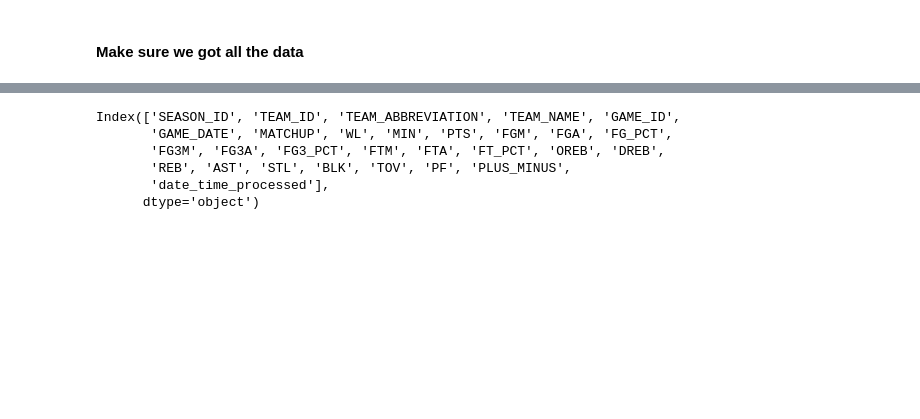
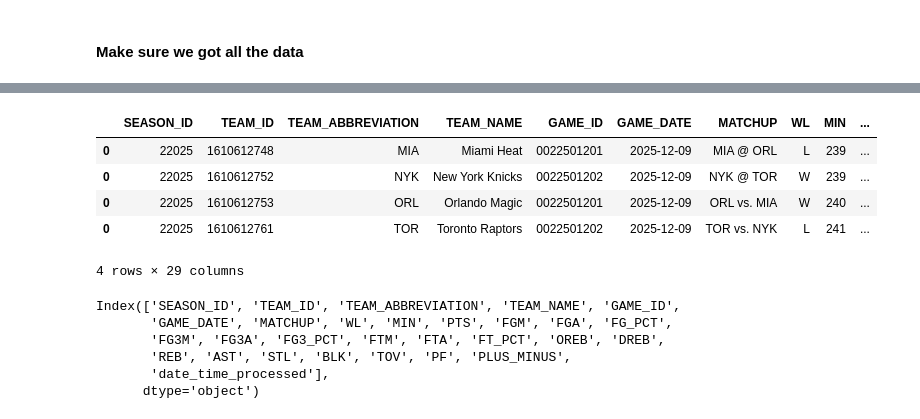
Before and after one commit to zack-sims413/just_vibing, a Jupyter notebook: nba_ball_knower/datasets/nba_api.ipynb, the cells around one changed output, grey strips where cells are left out. Drawn from its saved outputs; the diff is of its cells as text; code cells hidden in the pictures; blank space fills up the shorter version.

```diff
--- a/nba_ball_knower/datasets/nba_api.ipynb
+++ b/nba_ball_knower/datasets/nba_api.ipynb
@@ -222,4 +220,14 @@ San Diego Clippers                     82
 Name: count, dtype: int64
+# %%
+## check we got yesterdays data
+team_games_df[team_games_df['GAME_DATE'] == yesterday_str]
+# %% [output]
+|  | SEASON_ID | TEAM_ID | TEAM_ABBREVIATION | TEAM_NAME | GAME_ID | GAME_DATE | MATCHUP | WL | MIN | ... |
+| 0 | 22025 | 1610612748 | MIA | Miami Heat | 0022501201 | 2025-12-09 | MIA @ ORL | L | 239 | ... |
+| 0 | 22025 | 1610612752 | NYK | New York Knicks | 0022501202 | 2025-12-09 | NYK @ TOR | W | 239 | ... |
+| 0 | 22025 | 1610612753 | ORL | Orlando Magic | 0022501201 | 2025-12-09 | ORL vs. MIA | W | 240 | ... |
+| 0 | 22025 | 1610612761 | TOR | Toronto Raptors | 0022501202 | 2025-12-09 | TOR vs. NYK | L | 241 | ... |
+4 rows × 29 columns
 # %%
 team_games_df.columns
 # %% [output]
```
Also changed, not shown: parts of 13 cells of this notebook.
